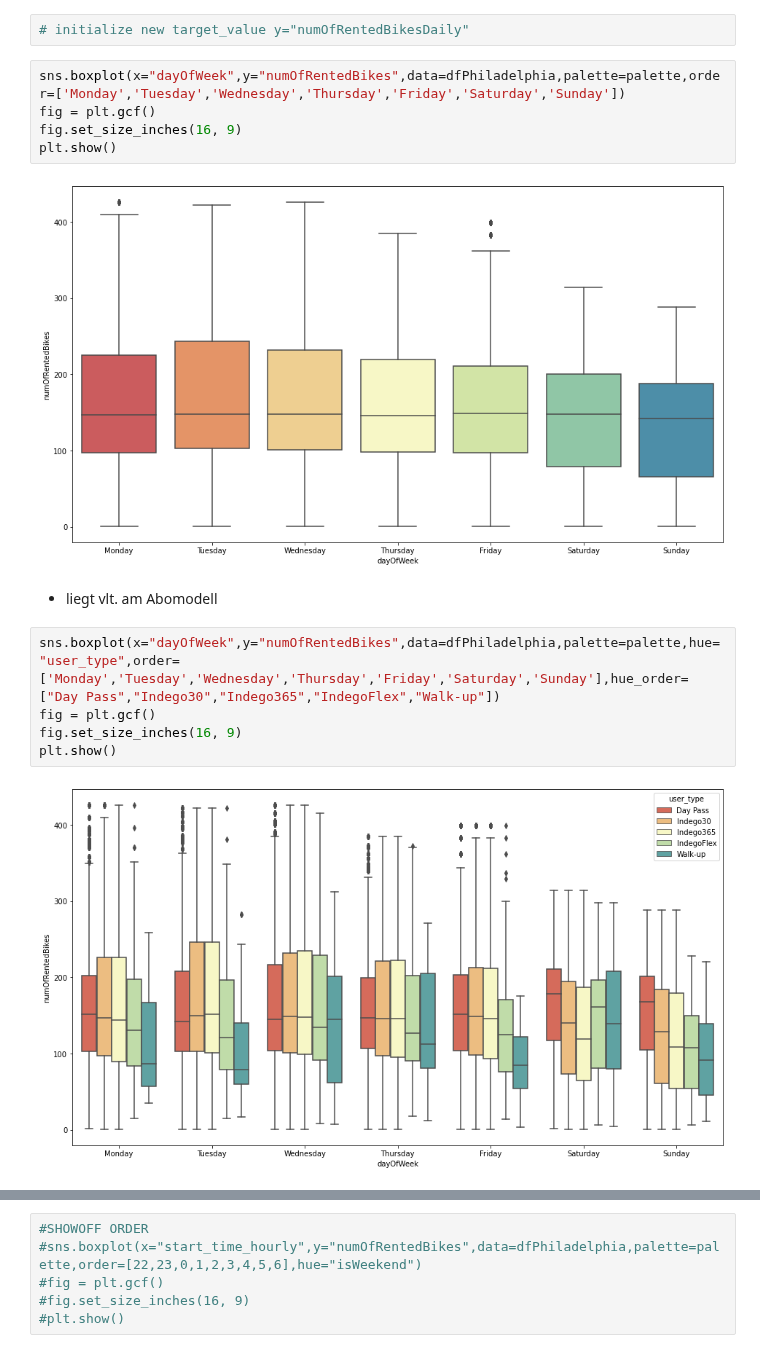
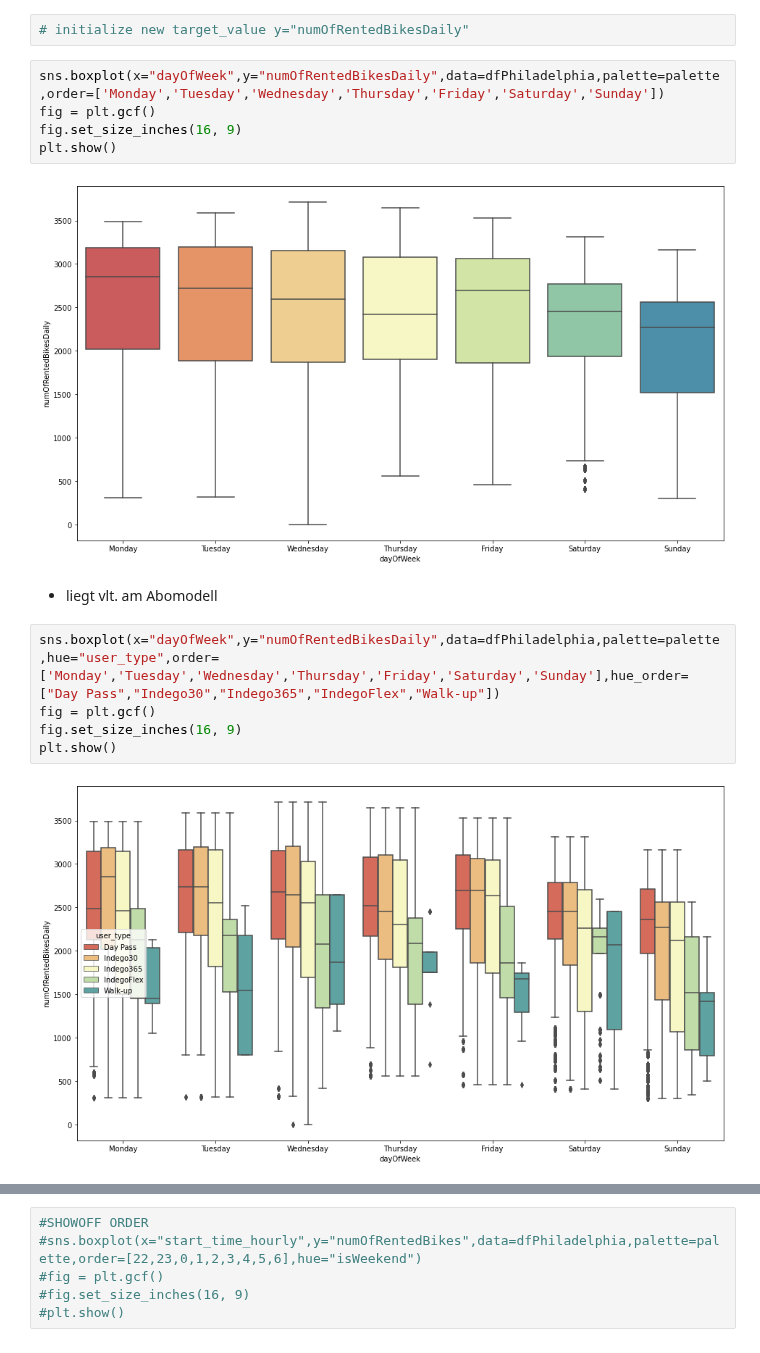
Before and after one commit to Hannah2800/AA_2022_PythonPandas, a Jupyter notebook: Task 2 - Descriptive Analytics.ipynb, the cells around one changed output, grey strips where cells are left out. Drawn from its saved outputs; the diff is of its cells as text.

```diff
--- a/Task 2 - Descriptive Analytics.ipynb
+++ b/Task 2 - Descriptive Analytics.ipynb
@@ -133,19 +133,19 @@ NETTER TEXT
 # %%
 # initialize new target_value y="numOfRentedBikesDaily"
 # %%
-sns.boxplot(x="dayOfWeek",y="numOfRentedBikes",data=dfPhiladelphia,palette=palette,order=['Monday','Tuesday','Wednesday','Thursday','Friday','Saturday','Sunday'])
+sns.boxplot(x="dayOfWeek",y="numOfRentedBikesDaily",data=dfPhiladelphia,palette=palette,order=['Monday','Tuesday','Wednesday','Thursday','Friday','Saturday','Sunday'])
 fig = plt.gcf()
 fig.set_size_inches(16, 9)
 plt.show()
 # %% [output]
-[figure, old version]
+[figure, new version]
 # %% [markdown]
 - liegt vlt. am Abomodell
 # %%
-sns.boxplot(x="dayOfWeek",y="numOfRentedBikes",data=dfPhiladelphia,palette=palette,hue="user_type",order=['Monday','Tuesday','Wednesday','Thursday','Friday','Saturday','Sunday'],hue_order=["Day Pass","Indego30","Indego365","IndegoFlex","Walk-up"])
+sns.boxplot(x="dayOfWeek",y="numOfRentedBikesDaily",data=dfPhiladelphia,palette=palette,hue="user_type",order=['Monday','Tuesday','Wednesday','Thursday','Friday','Saturday','Sunday'],hue_order=["Day Pass","Indego30","Indego365","IndegoFlex","Walk-up"])
 fig = plt.gcf()
 fig.set_size_inches(16, 9)
 plt.show()
 # %% [output]
-[figure, old version]
+[figure, new version]
 # %%
```
Also changed, not shown: parts of 14 cells of this notebook.
